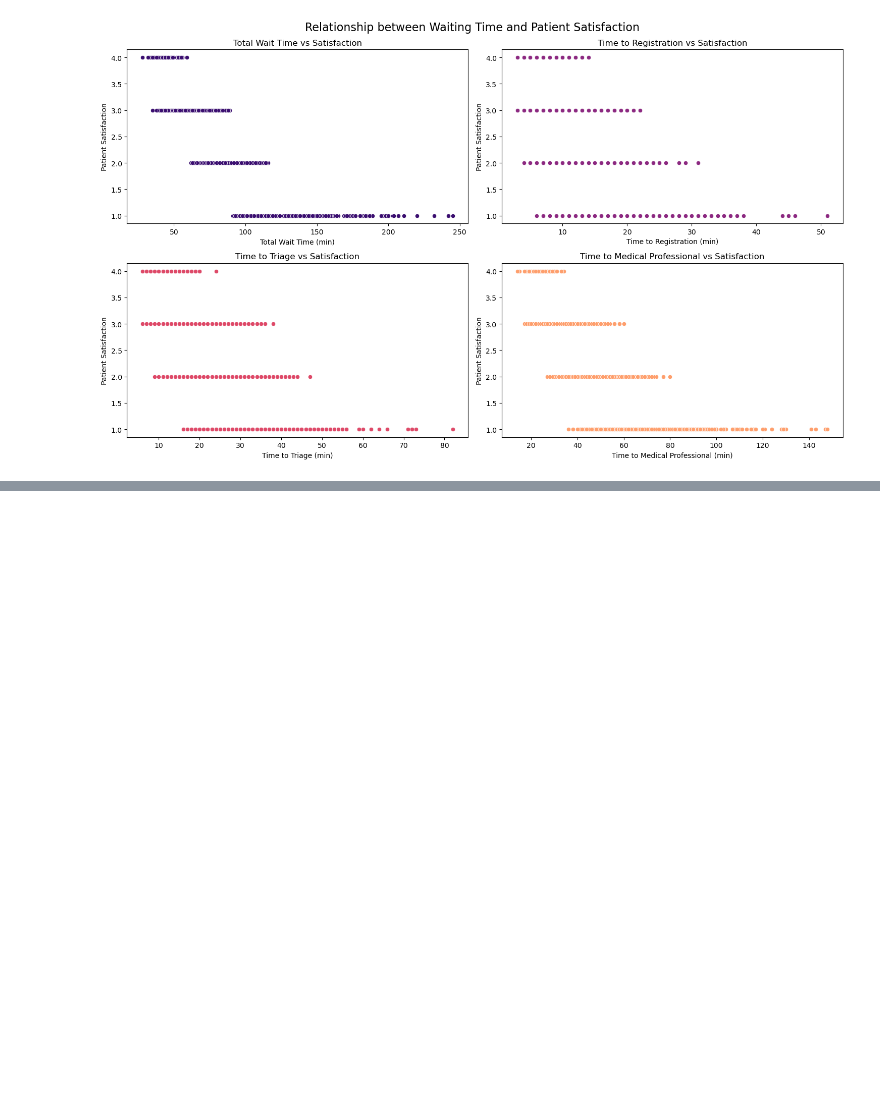
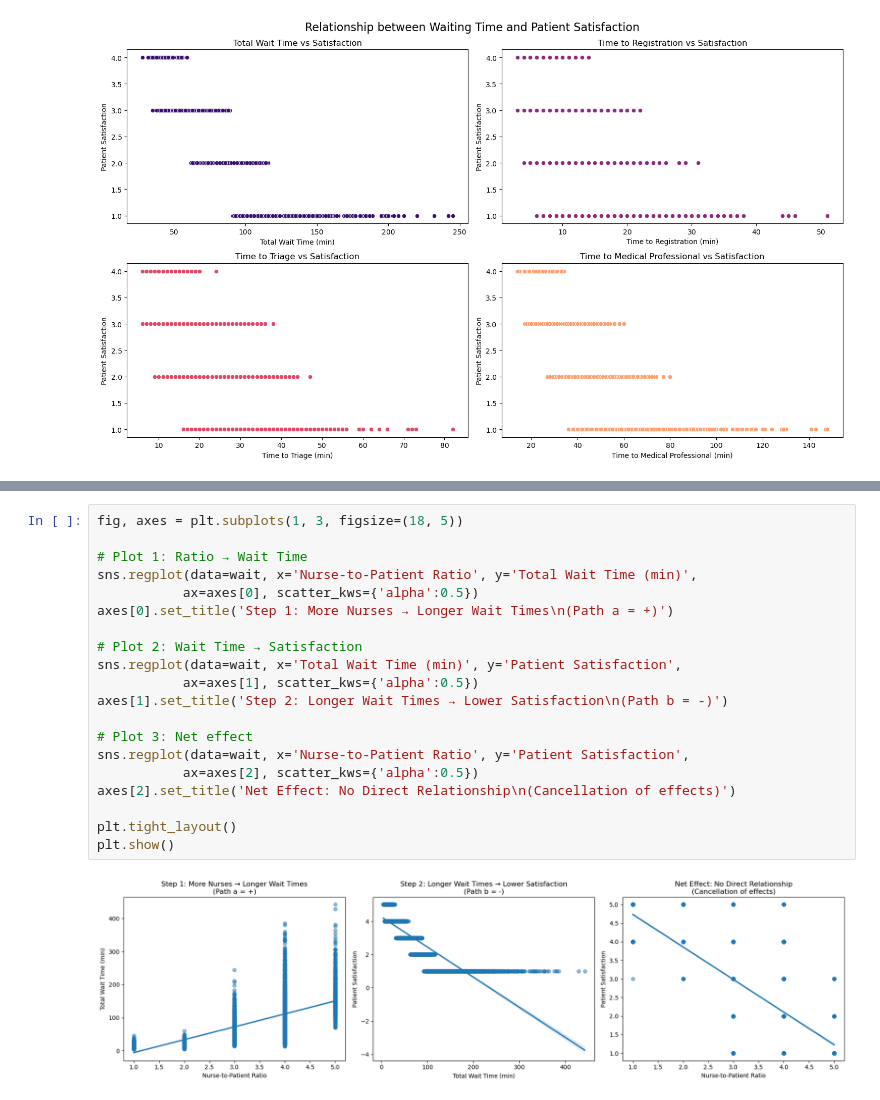
Before and after one commit to IreneDHA/Healthcare-WaitTime-Analysis, a Jupyter notebook: data_analysis.ipynb, the cells around one changed output, grey strips where cells are left out. Drawn from its saved outputs; the diff is of its cells as text; blank space fills up the shorter version.

Commit message:
reviewed EDA according to visualization

```diff
--- a/data_analysis.ipynb
+++ b/data_analysis.ipynb
@@ -318,0 +281,22 @@ print(prueba)
+# %%
+fig, axes = plt.subplots(1, 3, figsize=(18, 5))
+
+# Plot 1: Ratio → Wait Time
+sns.regplot(data=wait, x='Nurse-to-Patient Ratio', y='Total Wait Time (min)',
+           ax=axes[0], scatter_kws={'alpha':0.5})
+axes[0].set_title('Step 1: More Nurses → Longer Wait Times\n(Path a = +)')
+
+# Plot 2: Wait Time → Satisfaction
+sns.regplot(data=wait, x='Total Wait Time (min)', y='Patient Satisfaction',
+           ax=axes[1], scatter_kws={'alpha':0.5})
+axes[1].set_title('Step 2: Longer Wait Times → Lower Satisfaction\n(Path b = -)')
+
+# Plot 3: Net effect
+sns.regplot(data=wait, x='Nurse-to-Patient Ratio', y='Patient Satisfaction',
+           ax=axes[2], scatter_kws={'alpha':0.5})
+axes[2].set_title('Net Effect: No Direct Relationship\n(Cancellation of effects)')
+
+plt.tight_layout()
+plt.show()
+# %% [output]
+[figure, added]
```
Also changed, not shown: parts of 14 cells of this notebook, 2 other files.
